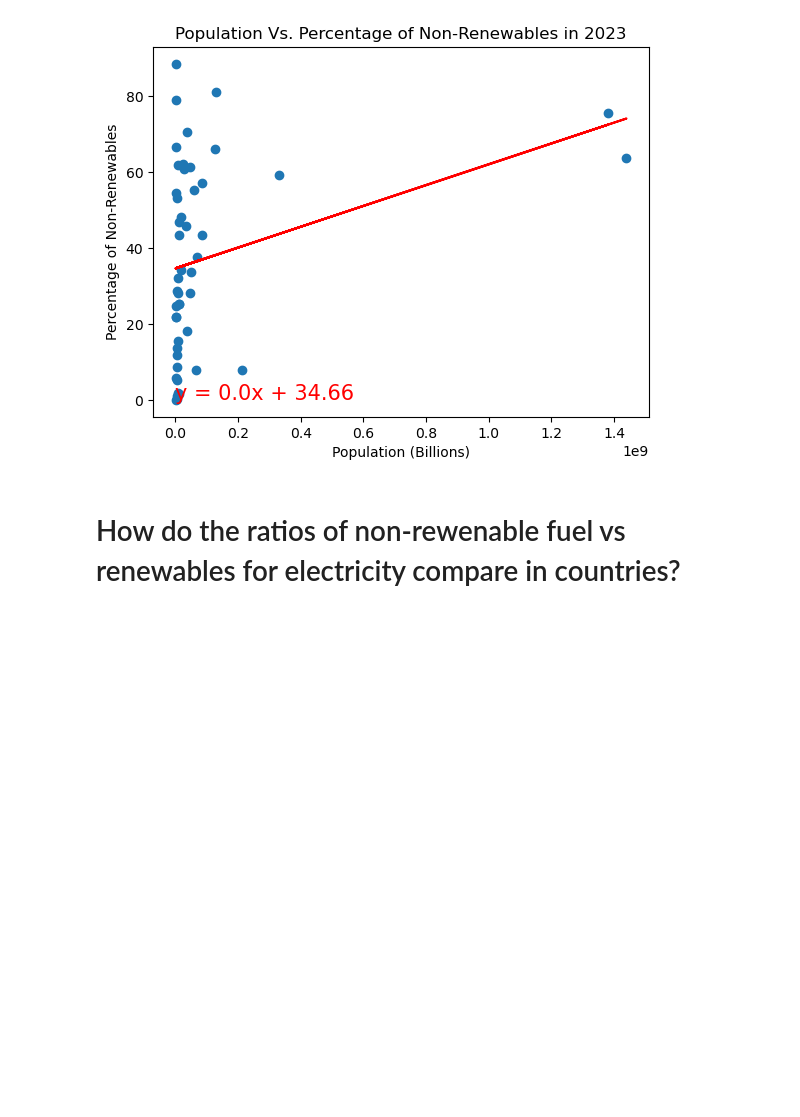
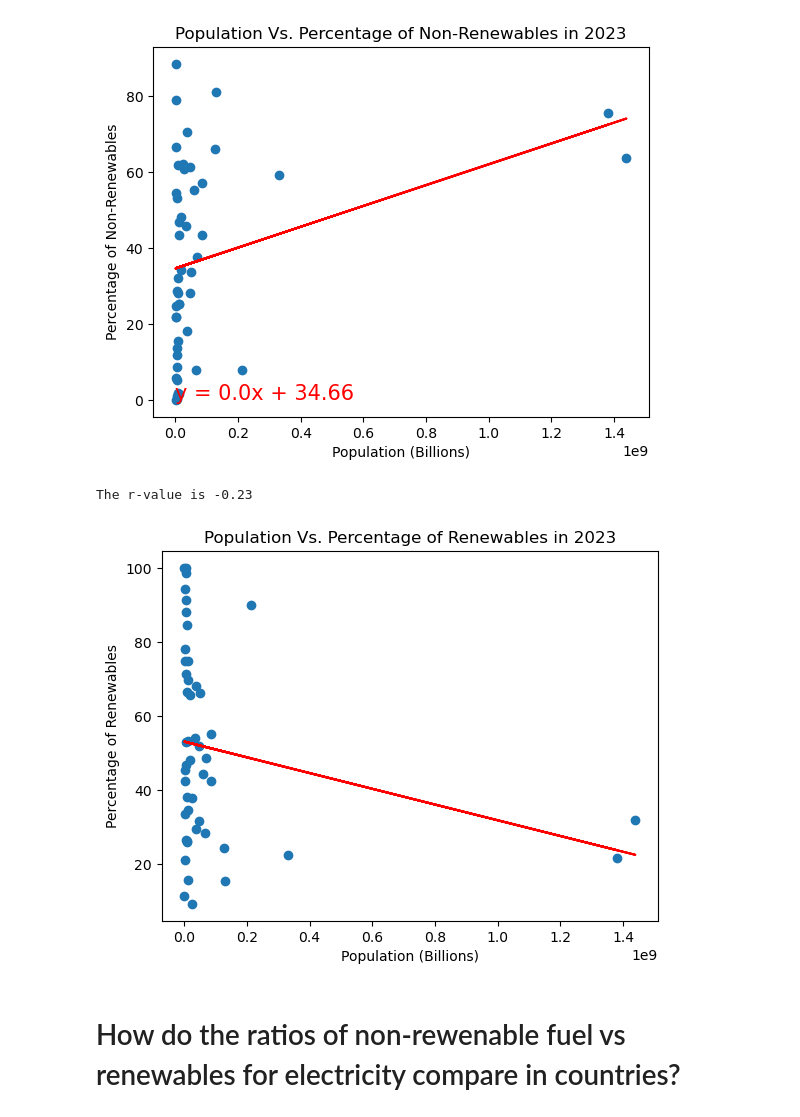
Before and after one commit to bburwinkel0721/Electric-Production, a Jupyter notebook: electricity_anaylsis.ipynb, the cells around one changed output. Cells and saved outputs as stored; diff of their text form; code cells hidden in the pictures; blank space fills up the shorter version.

Commit message:
added a plot for population vs renewables

```diff
--- a/electricity_anaylsis.ipynb
+++ b/electricity_anaylsis.ipynb
@@ -366,6 +366,40 @@ plt.show()
 # %% [output]
 The r-value is 0.31
 [figure]
+# %%
+# linear regression population vs electrity production
+x_values = summary_statistics_2023["Country Population"]
+y_values = summary_statistics_2023["% Renewable"]
+slope, intercept, r, p, se = stats.linregress(x_values, y_values)
+
+# Create regression values and regression line
+regress_values = slope*x_values+intercept
+line_eq = "y = " + str(round(slope,4)) + "x + " + str(round(intercept,2))
+
+# Display the r-value above the graph
+print(f"The r-value is {round(r,2)}")
+
+# Create a plot
+fig, ax2 = plt.subplots()
+ax2.scatter(x_values, y_values)
+ax2.plot(x_values, regress_values, color='red')
+
+# Add labels
+ax2.set_xlabel('Population (Billions)')
+ax2.set_ylabel('Percentage of Renewables')
+ax2.set_title('Population Vs. Percentage of Renewables in 2023')
+
+# Display the equation
+ax2.annotate(line_eq,(0,0),fontsize=15,color="red")
+
+# Save as PNG file
+fig.savefig("./output_data/pop_vs_renew_2023.png")
+
+# Display the plot
+plt.show()
+# %% [output]
+The r-value is -0.23
+[figure, added]
 # %% [markdown]
 # How do the ratios of non-rewenable fuel vs renewables for electricity compare in countries?
 # %% [markdown]
```
Also changed, not shown: 1 other file.
